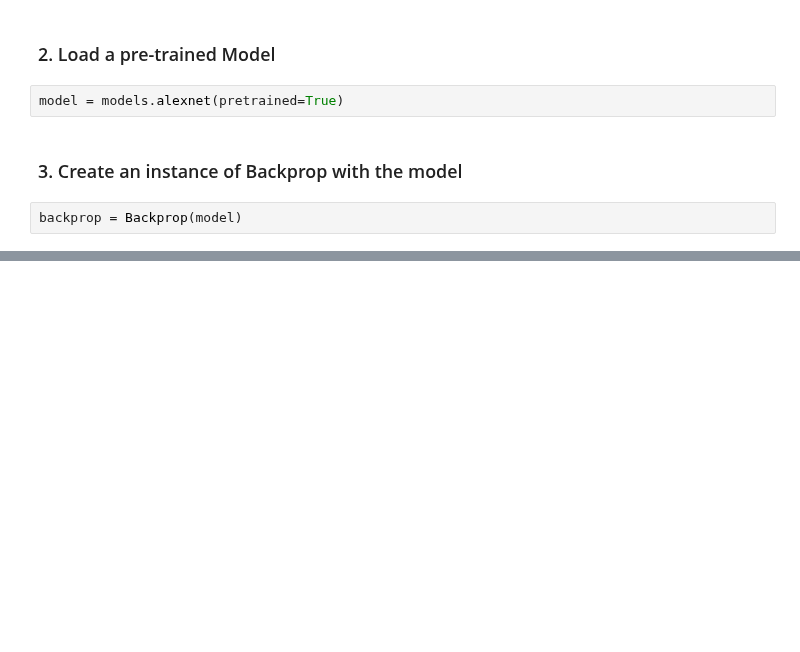
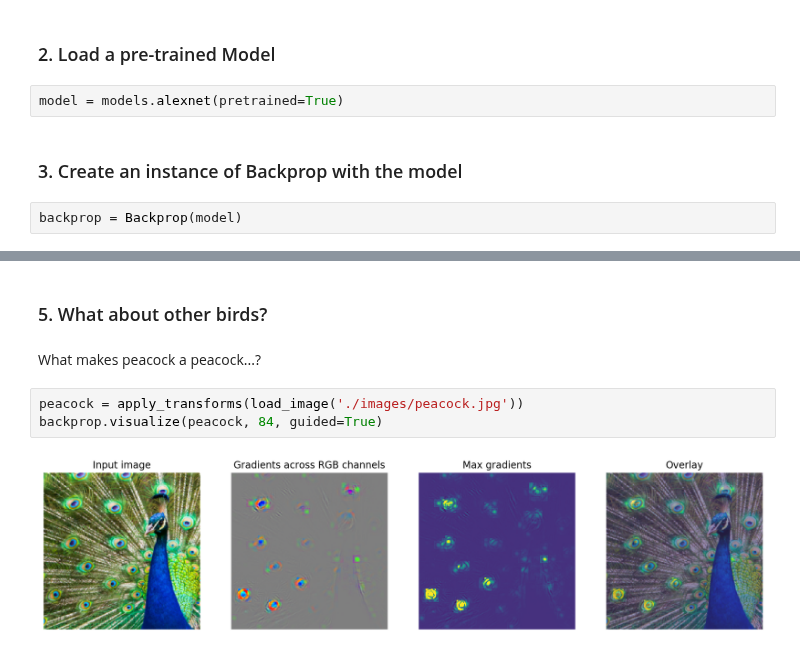
Before and after one commit to MisaOgura/flashtorch, a Jupyter notebook: examples/visualize_saliency_with_backprop.ipynb, the cells around one changed output, grey strips where cells are left out. Saved outputs shown, nothing was run; the diff lists cells and outputs as text; blank space fills up the shorter version.

```diff
--- a/examples/visualize_saliency_with_backprop.ipynb
+++ b/examples/visualize_saliency_with_backprop.ipynb
@@ -86,0 +58,9 @@ backprop.visualize(input_, target_class, guided=True)
+# %% [markdown]
+### 5. What about other birds?
+# %% [markdown]
+What makes peacock a peacock...?
+# %%
+peacock = apply_transforms(load_image('./images/peacock.jpg'))
+backprop.visualize(peacock, 84, guided=True)
+# %% [output]
+[figure, added]
```
Also changed, not shown: parts of 12 cells of this notebook, 1 other file.
